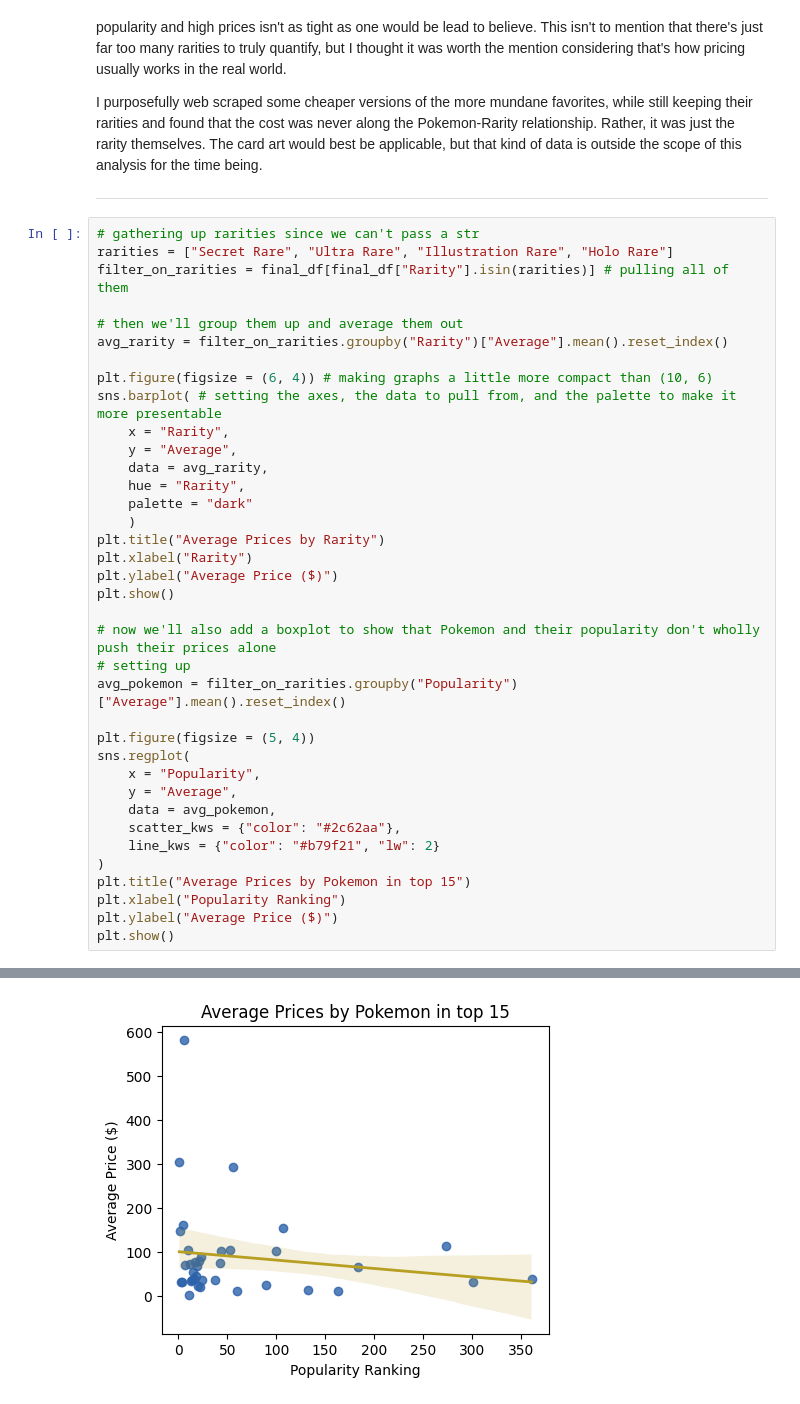
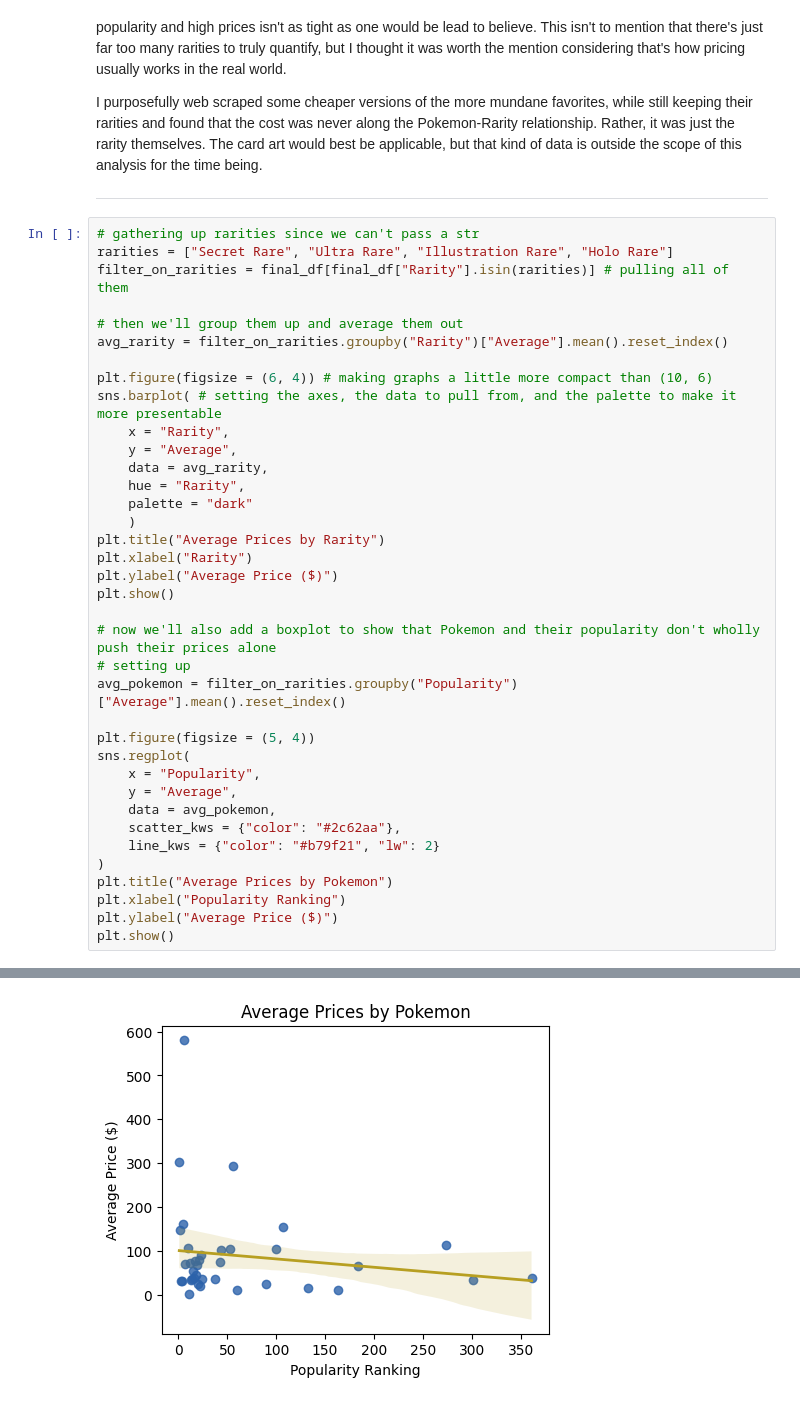
Before and after one commit to jared-joering/pokemon_tcg_projects, a Jupyter notebook: price-history-pokemon-cards.ipynb, the cells around one changed output, grey strips where cells are left out. Cells and saved outputs as stored; diff of their text form.

```diff
--- a/price-history-pokemon-cards.ipynb
+++ b/price-history-pokemon-cards.ipynb
@@ -283,35 +288,35 @@ avg_rarity = filter_on_rarities.groupby("Rarity")["Average"].mean().reset_index(
 plt.figure(figsize = (6, 4)) # making graphs a little more compact than (10, 6)
 sns.barplot( # setting the axes, the data to pull from, and the palette to make it more presentable
     x = "Rarity",
     y = "Average",
     data = avg_rarity,
     hue = "Rarity",
     palette = "dark"
     )
 plt.title("Average Prices by Rarity")
 plt.xlabel("Rarity")
 plt.ylabel("Average Price ($)")
 plt.show()
 
 # now we'll also add a boxplot to show that Pokemon and their popularity don't wholly push their prices alone
 # setting up
 avg_pokemon = filter_on_rarities.groupby("Popularity")["Average"].mean().reset_index()
 
 plt.figure(figsize = (5, 4))
 sns.regplot(
     x = "Popularity",
     y = "Average",
     data = avg_pokemon,
     scatter_kws = {"color": "#2c62aa"},
     line_kws = {"color": "#b79f21", "lw": 2}
 )
-plt.title("Average Prices by Pokemon in top 15")
+plt.title("Average Prices by Pokemon")
 plt.xlabel("Popularity Ranking")
 plt.ylabel("Average Price ($)")
 plt.show()
 # %% [output]
 [figure]
-[figure, old version]
+[figure, new version]
 # %% [markdown]
 ***
 
```
Also changed, not shown: parts of 9 cells of this notebook, 1 other file.
